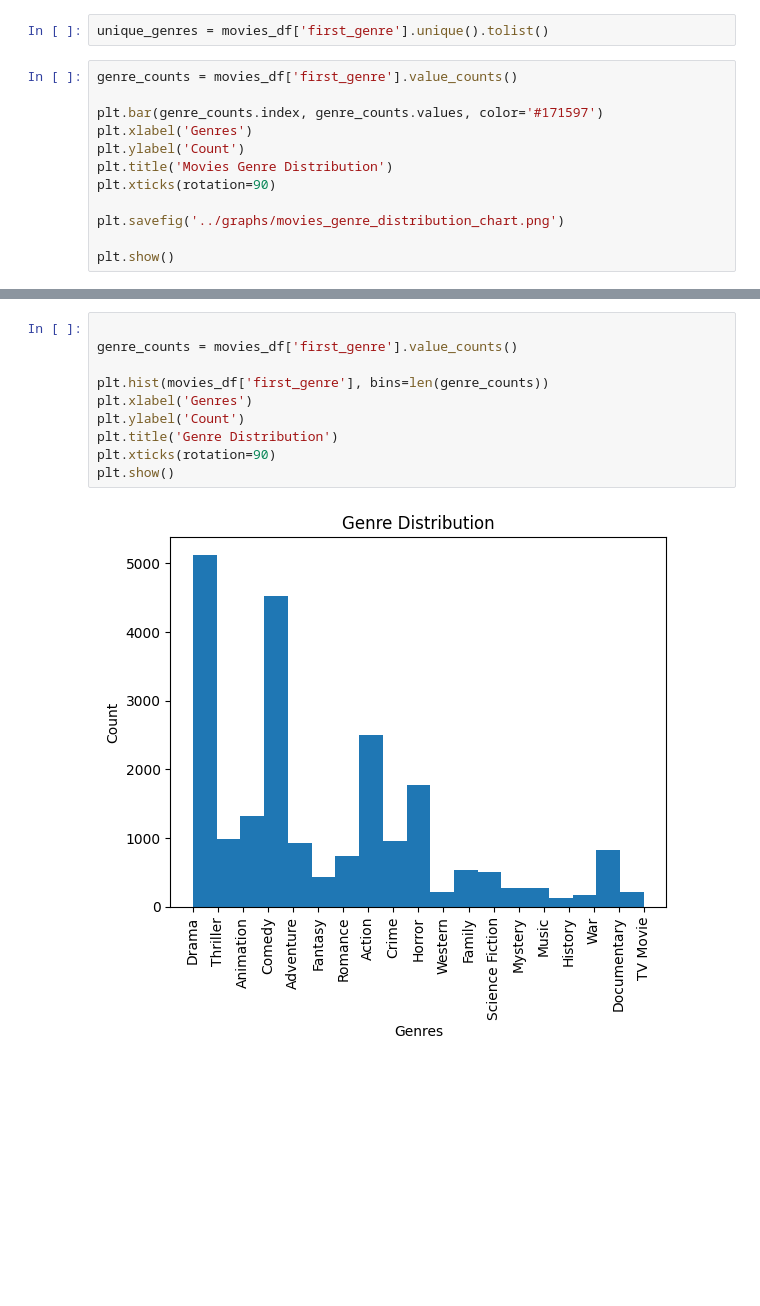
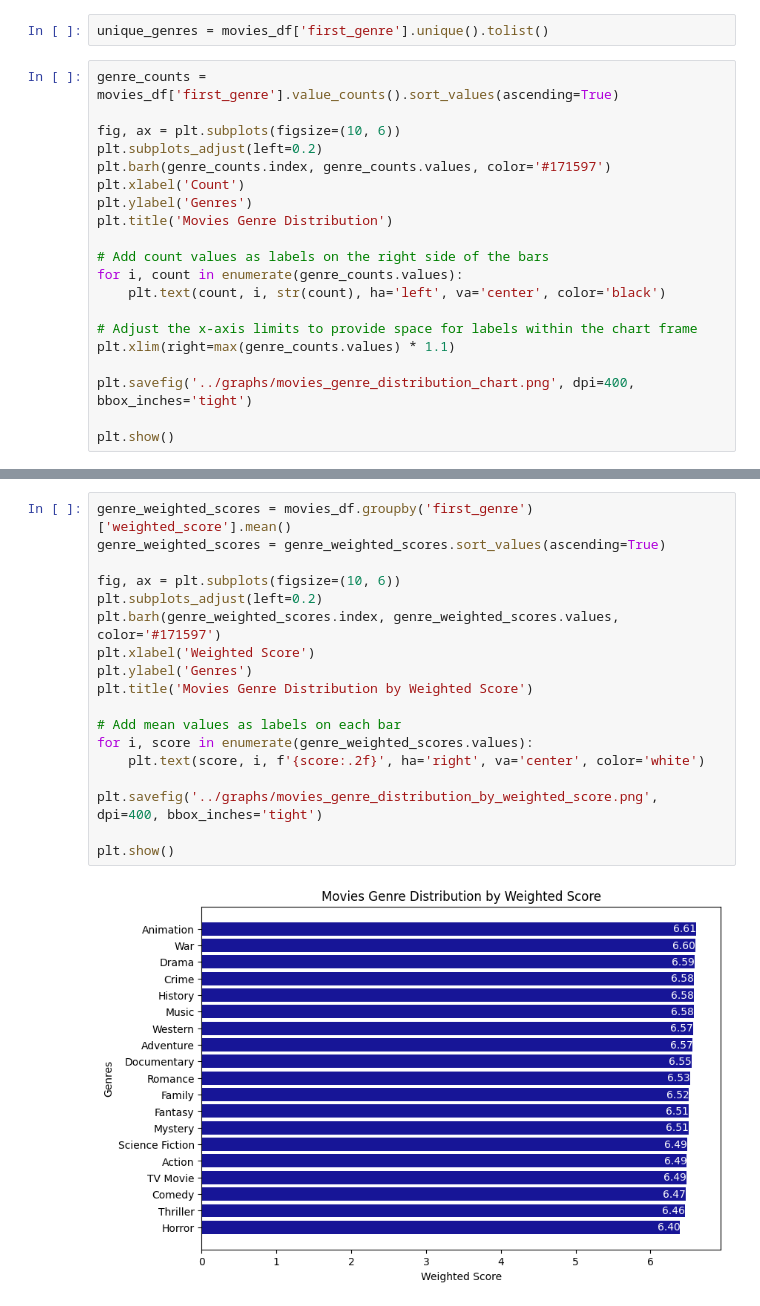
Before and after one commit to OlgaDlzk/What2Watch2Nite, a Jupyter notebook: static/etl/ipynb/movies_charts.ipynb, the cells around one changed output, grey strips where cells are left out. Drawn from its saved outputs; the diff is of its cells as text; blank space fills up the shorter version.

```diff
--- a/static/etl/ipynb/movies_charts.ipynb
+++ b/static/etl/ipynb/movies_charts.ipynb
@@ -125,15 +141,23 @@ movies_df['first_genre'] = movies_df['genres'].str.split('-').str[0]
 # %%
 unique_genres = movies_df['first_genre'].unique().tolist()
 # %%
-genre_counts = movies_df['first_genre'].value_counts()
+genre_counts = movies_df['first_genre'].value_counts().sort_values(ascending=True)
 
-plt.bar(genre_counts.index, genre_counts.values, color='#171597')
-plt.xlabel('Genres')
-plt.ylabel('Count')
+fig, ax = plt.subplots(figsize=(10, 6))
+plt.subplots_adjust(left=0.2)
+plt.barh(genre_counts.index, genre_counts.values, color='#171597')
+plt.xlabel('Count')
+plt.ylabel('Genres')
 plt.title('Movies Genre Distribution')
-plt.xticks(rotation=90)
 
-plt.savefig('../graphs/movies_genre_distribution_chart.png')
+# Add count values as labels on the right side of the bars
+for i, count in enumerate(genre_counts.values):
+    plt.text(count, i, str(count), ha='left', va='center', color='black')
+
+# Adjust the x-axis limits to provide space for labels within the chart frame
+plt.xlim(right=max(genre_counts.values) * 1.1)
+
+plt.savefig('../graphs/movies_genre_distribution_chart.png', dpi=400, bbox_inches='tight')
 
 plt.show()
 # %% [output]
@@ -141,12 +167,20 @@ plt.show()
 # %%
+genre_weighted_scores = movies_df.groupby('first_genre')['weighted_score'].mean()
+genre_weighted_scores = genre_weighted_scores.sort_values(ascending=True)
 
-genre_counts = movies_df['first_genre'].value_counts()
+fig, ax = plt.subplots(figsize=(10, 6))
+plt.subplots_adjust(left=0.2)
+plt.barh(genre_weighted_scores.index, genre_weighted_scores.values, color='#171597')
+plt.xlabel('Weighted Score')
+plt.ylabel('Genres')
+plt.title('Movies Genre Distribution by Weighted Score')
 
-plt.hist(movies_df['first_genre'], bins=len(genre_counts))
-plt.xlabel('Genres')
-plt.ylabel('Count')
-plt.title('Genre Distribution')
-plt.xticks(rotation=90)
+# Add mean values as labels on each bar
+for i, score in enumerate(genre_weighted_scores.values):
+    plt.text(score, i, f'{score:.2f}', ha='right', va='center', color='white')
+
+plt.savefig('../graphs/movies_genre_distribution_by_weighted_score.png', dpi=400, bbox_inches='tight')
+
 plt.show()
 # %% [output]
-[figure, old version]
+[figure, new version]
```
Also changed, not shown: parts of 11 cells of this notebook, 9 other files.
